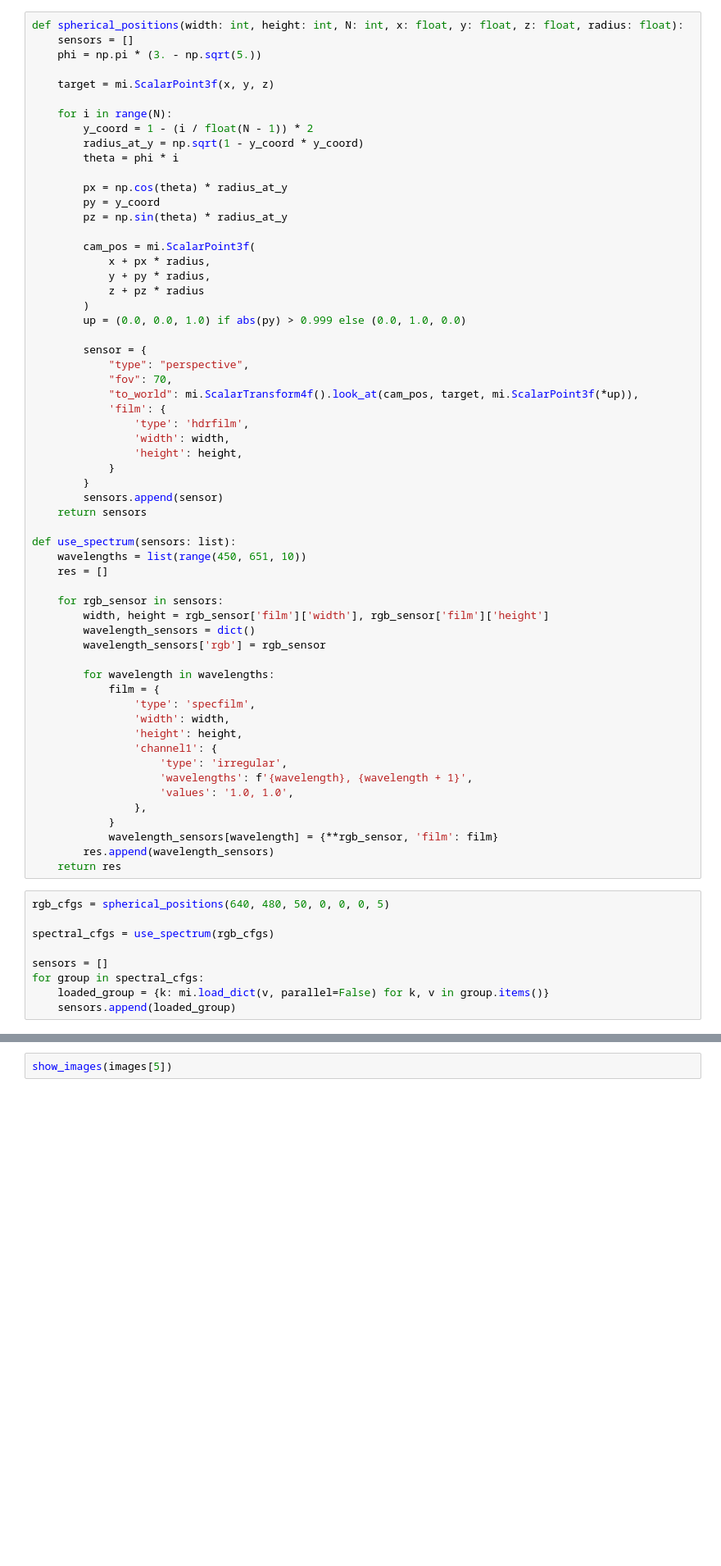
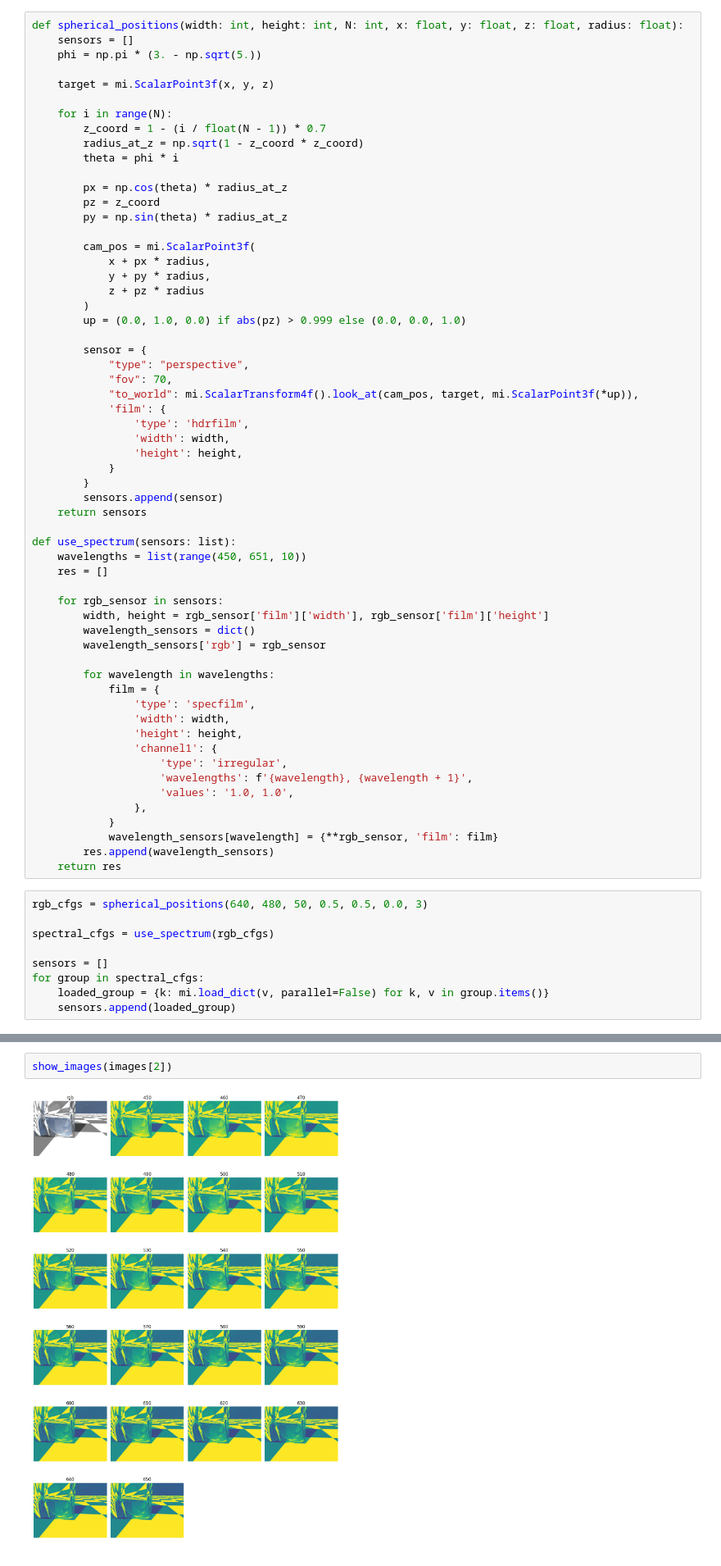
Before and after one commit to H5JKey/mitsuba-dataset-scripts, a Jupyter notebook: dataset.ipynb, the cells around one changed output, grey strips where cells are left out. Shown at 82% size. Drawn from its saved outputs; the diff is of its cells as text; blank space fills up the shorter version.

```diff
--- a/dataset.ipynb
+++ b/dataset.ipynb
@@ -55,20 +127,20 @@ def spherical_positions(width: int, height: int, N: int, x: float, y: float, z:
     target = mi.ScalarPoint3f(x, y, z)
 
     for i in range(N):
-        y_coord = 1 - (i / float(N - 1)) * 2
-        radius_at_y = np.sqrt(1 - y_coord * y_coord)
+        z_coord = 1 - (i / float(N - 1)) * 0.7
+        radius_at_z = np.sqrt(1 - z_coord * z_coord)
         theta = phi * i
 
-        px = np.cos(theta) * radius_at_y
-        py = y_coord
-        pz = np.sin(theta) * radius_at_y
+        px = np.cos(theta) * radius_at_z
+        pz = z_coord
+        py = np.sin(theta) * radius_at_z
 
         cam_pos = mi.ScalarPoint3f(
             x + px * radius,
             y + py * radius,
             z + pz * radius
         )
-        up = (0.0, 0.0, 1.0) if abs(py) > 0.999 else (0.0, 1.0, 0.0)
+        up = (0.0, 1.0, 0.0) if abs(pz) > 0.999 else (0.0, 0.0, 1.0)
 
         sensor = {
             "type": "perspective",
@@ -107,7 +179,7 @@ def use_spectrum(sensors: list):
         res.append(wavelength_sensors)
     return res
 # %%
-rgb_cfgs = spherical_positions(640, 480, 50, 0, 0, 0, 5)
+rgb_cfgs = spherical_positions(640, 480, 50, 0.5, 0.5, 0.0, 3)
 
 spectral_cfgs = use_spectrum(rgb_cfgs)
 
@@ -270,4 +346,6 @@ def show_images(images: dict, gamma: float = 2.2, cols: int = 4, cmap=None):
     fig.tight_layout()
     plt.show()
 # %%
-show_images(images[5])
+show_images(images[2])
+# %% [output]
+[figure, added]
```
Also changed, not shown: parts of 7 cells of this notebook.
